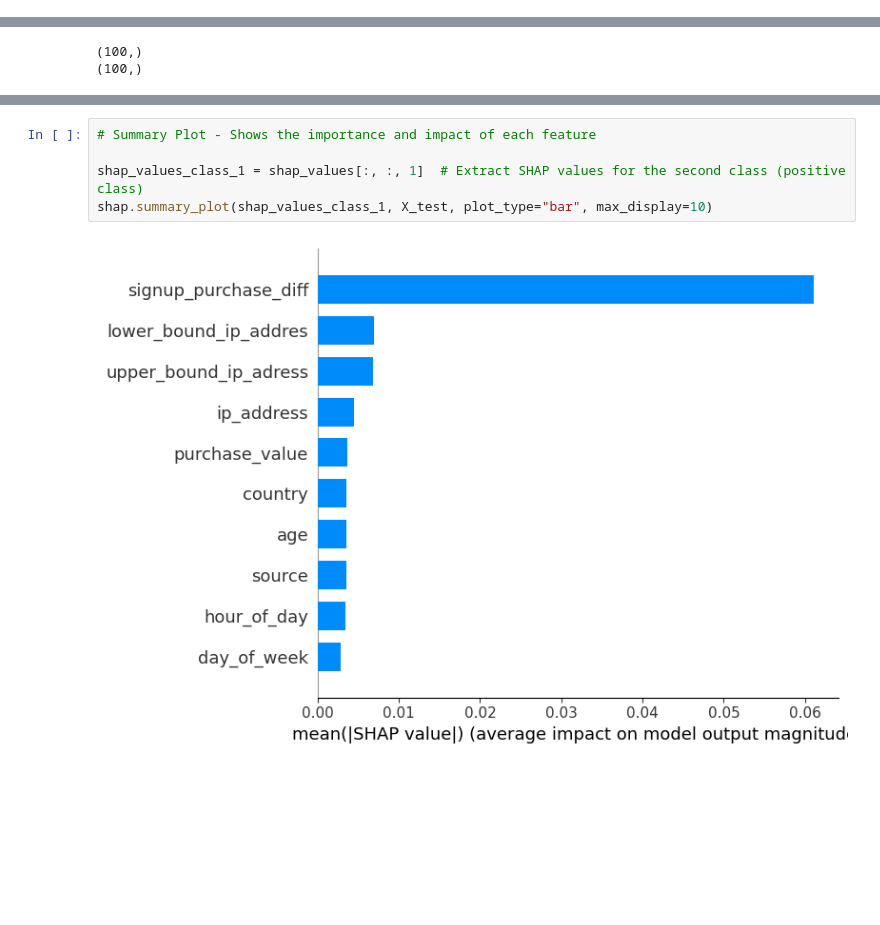
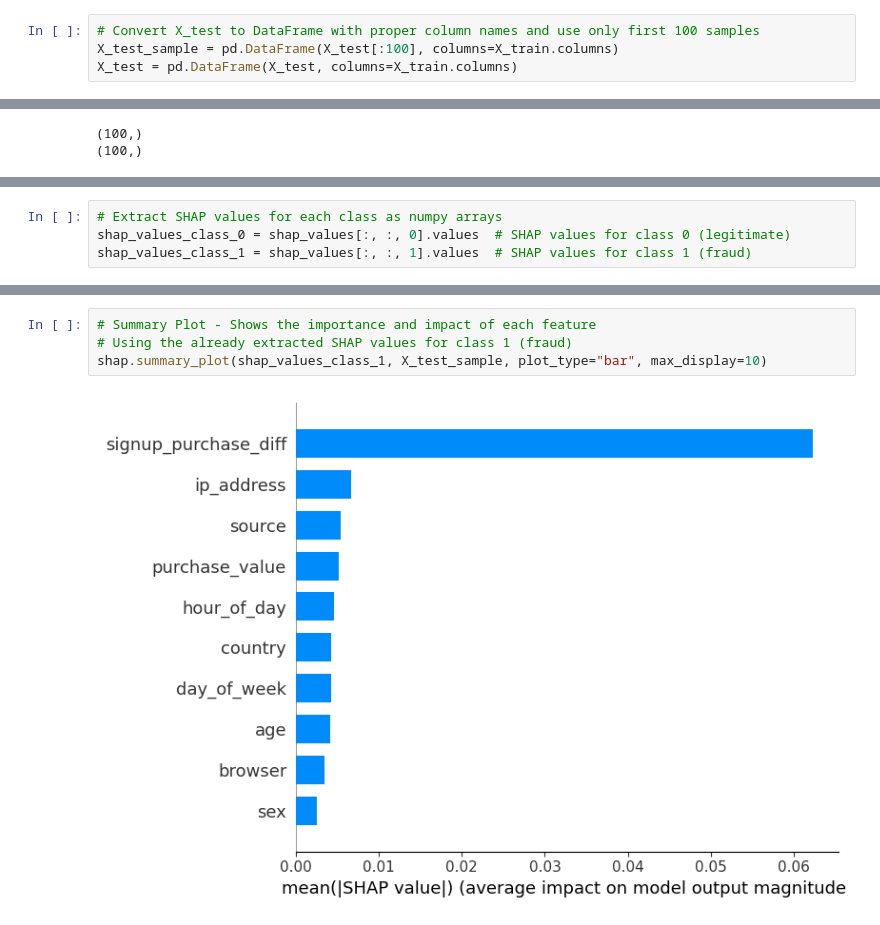
Before and after one commit to Roman0290/fraud-detection-ecommerce-banking, a Jupyter notebook: notebooks/Model_Explainability.ipynb, the cells around one changed output, grey strips where cells are left out. Drawn from its saved outputs; the diff is of its cells as text; blank space fills up the shorter version.

```diff
--- a/notebooks/Model_Explainability.ipynb
+++ b/notebooks/Model_Explainability.ipynb
@@ -70,3 +68,7 @@ X_test = pd.DataFrame(X_test, columns=X_train.columns)
+# %%
+# Convert X_test to DataFrame with proper column names and use only first 100 samples
+X_test_sample = pd.DataFrame(X_test[:100], columns=X_train.columns)
+X_test = pd.DataFrame(X_test, columns=X_train.columns)
 # %%
 print(type(shap_values))
 print(shap_values.shape)  # Check if this is a 2D array (samples, features)
@@ -88,3 +90,7 @@ print(X_test.shape)
+# %%
+# Extract SHAP values for each class as numpy arrays
+shap_values_class_0 = shap_values[:, :, 0].values  # SHAP values for class 0 (legitimate)
+shap_values_class_1 = shap_values[:, :, 1].values  # SHAP values for class 1 (fraud)
 # %%
 print(shap_values_class_0.shape)
 # %% [output]
@@ -101,10 +165,9 @@ ValueError: cannot reshape array of size 0 into shape (13,1)
 # %%
 # Summary Plot - Shows the importance and impact of each feature
-
-shap_values_class_1 = shap_values[:, :, 1]  # Extract SHAP values for the second class (positive class)
-shap.summary_plot(shap_values_class_1, X_test, plot_type="bar", max_display=10)
+# Using the already extracted SHAP values for class 1 (fraud)
+shap.summary_plot(shap_values_class_1, X_test_sample, plot_type="bar", max_display=10)
 # %% [output]
-[figure, old version]
+[figure, new version]
 # %%
 print(X_test.columns)
 # %% [output]
```
Also changed, not shown: parts of 17 cells of this notebook, 20 other files.
